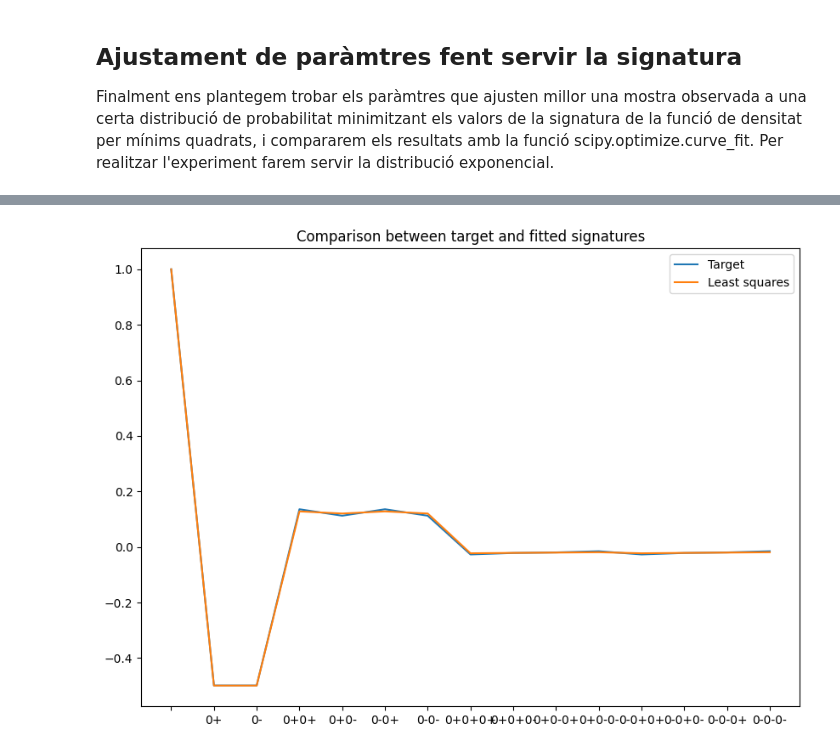
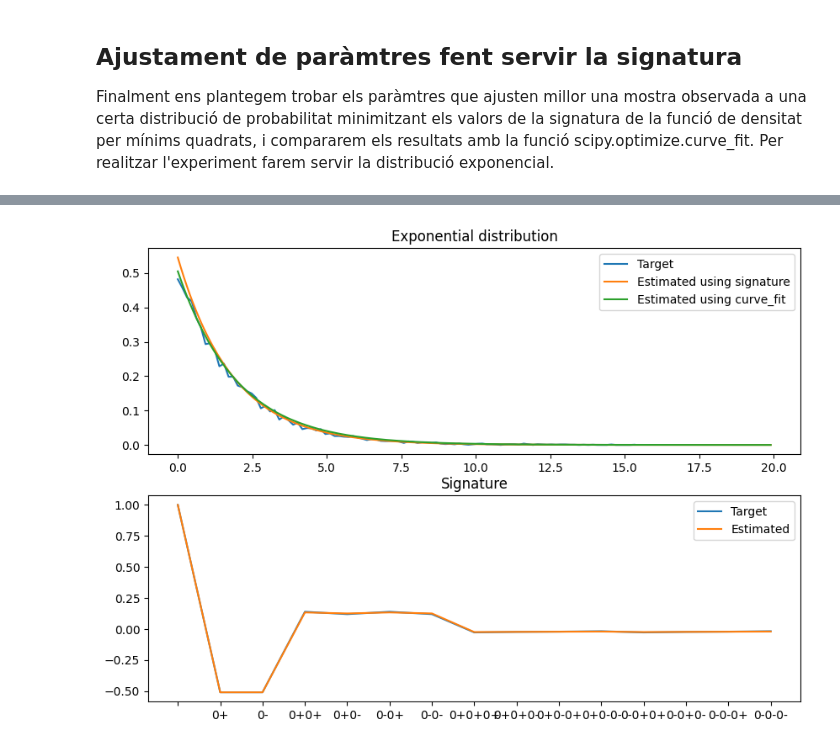
Before and after one commit to fparcerisasv/signature_method, a Jupyter notebook: signatura_exponencial.ipynb, the cells around one changed output, grey strips where cells are left out. Cells and saved outputs as stored; diff of their text form; code cells hidden in the pictures.

```diff
--- a/signatura_exponencial.ipynb
+++ b/signatura_exponencial.ipynb
@@ -400,17 +400,26 @@ Time:  0.009071588516235352
-# %%
-
-
-plt.figure(figsize=(10,7))
-
-signature = ds.FlatDiscreteSignature(values = ds.ffill_roll(generate_values(timestamps,expon(scale=res.x).pdf)),timestamps = timestamps, k =3)
-sig = signature.calculate_signature(0,5)
-words = signature.get_words()
-x = list(range(0,len(words)))
-plt.plot(x,target_sig,label = "Target")
-plt.plot(x,exp_sig(res.x),label = "Least squares")
-plt.xticks(x,words)
-plt.title("Comparison between target and fitted signatures")
-plt.legend()
-plt.show()
-# %% [output]
-[figure, removed]
+# %%
+
+fig,ax = plt.subplots(2,1,figsize=(10,7))
+times,target = generate_data(10000,"exp",target_scale,start= 0,end = 10, step = 0.1) #target signature
+ax[0].plot(times,target,label = "Target")
+timestamps = generate_timestamps(0, 20, 0.1)
+ax[0].plot(timestamps,generate_values(timestamps,expon(scale=res.x).pdf),label = "Estimated using signature")
+ax[0].plot(timestamps,generate_values(timestamps,expon(scale=popt).pdf),label = "Estimated using curve_fit")
+ax[0].set_title("Exponential distribution")
+ax[0].legend()
+signature = ds.FlatDiscreteSignature(values = ds.ffill_roll(generate_values(timestamps,expon(scale=res.x).pdf)),timestamps = timestamps, k =3)
+sig = signature.calculate_signature(0,5)
+words = signature.get_words()
+x = list(range(0,len(words)))
+ax[1].plot(x,target_sig)
+ax[1].plot(x,sig)
+ax[1].legend(["Target","Estimated"])
+ax[1].set_xticks(x)
+ax[1].set_xticklabels(words)
+ax[1].set_title("Signature")
+
+
+
+plt.show()
+# %% [output]
+[figure, added]
```
Also changed, not shown: parts of 4 cells of this notebook.
